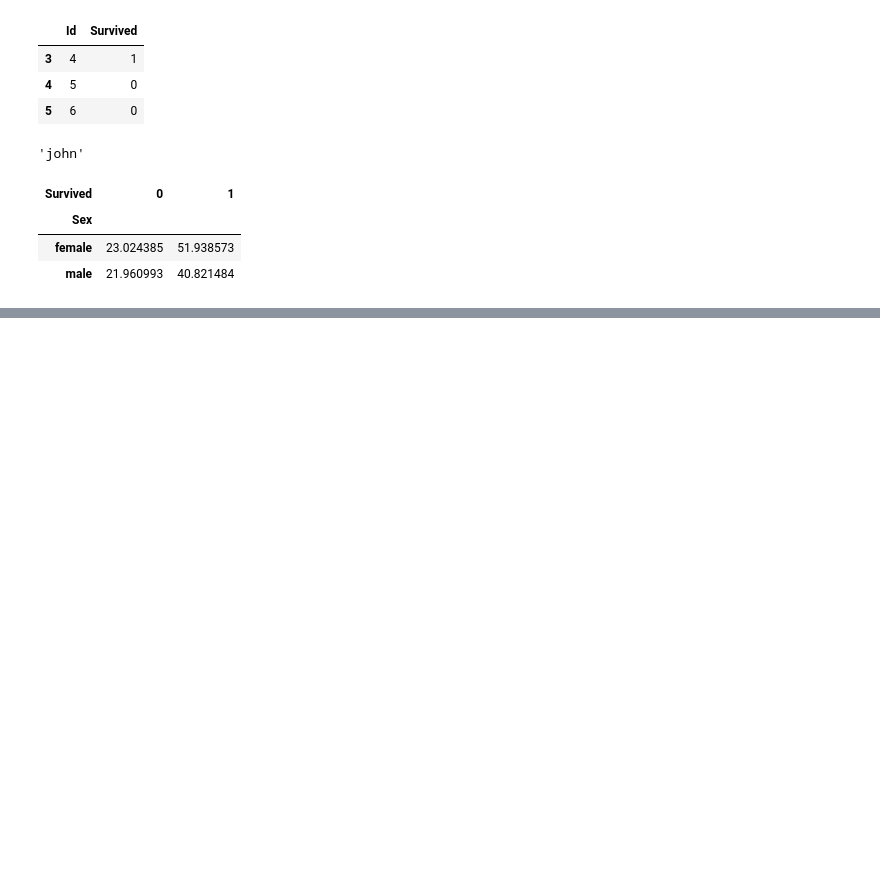
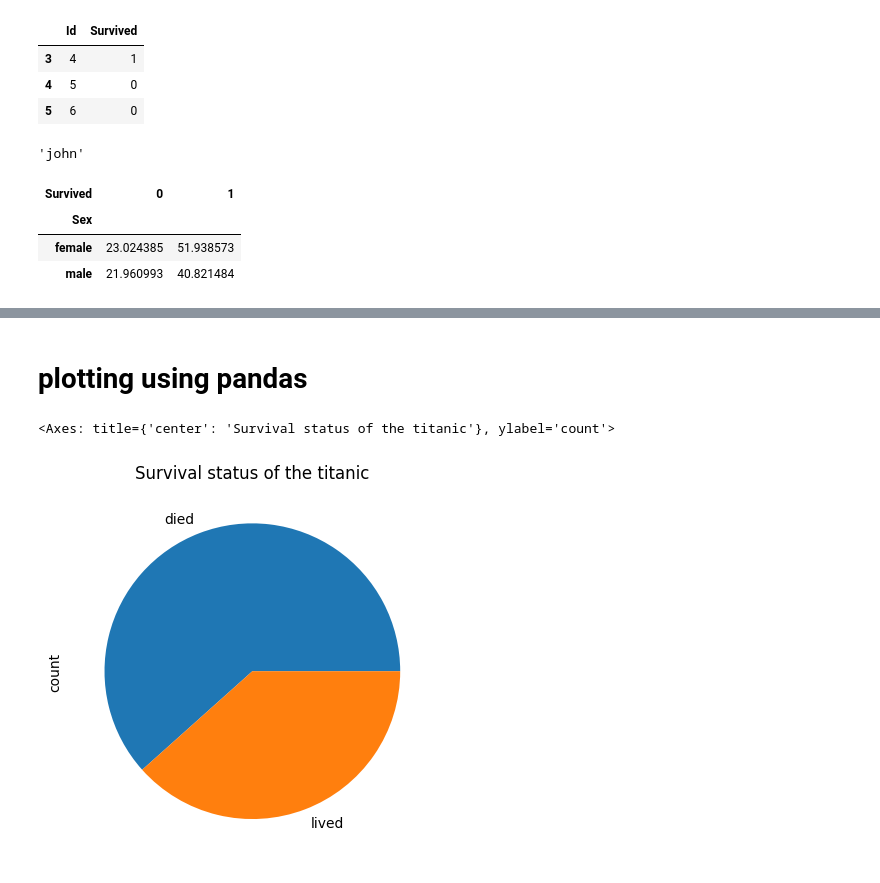
Before and after one commit to P001G/Introduction-to-Python, a Jupyter notebook: Introduction to pandas.ipynb, the cells around one changed output, grey strips where cells are left out. Saved outputs shown, nothing was run; the diff lists cells and outputs as text; code cells hidden in the pictures; blank space fills up the shorter version.

Commit message:
added pandas and mpesa example

```diff
--- a/Introduction to pandas.ipynb
+++ b/Introduction to pandas.ipynb
@@ -192,0 +204,12 @@ df.pivot_table(index = 'Sex',columns = 'Survived',values = 'Fare',aggfunc = 'mea
+# %%
+# using for loops
+# Method one
+survived  = []
+for i in df['Survived']:
+    if i==0:
+        survived.append('died')
+    else:
+        survived.append('lived')
+df['Survival'] = survived
+print(df['Survival'].value_counts())
+df.head()
@@ -192,0 +232,5 @@ df.pivot_table(index = 'Sex',columns = 'Survived',values = 'Fare',aggfunc = 'mea
+# %%
+# list comprehension
+# method  -  1.5  - list comprehension
+df['list_survived'] = ['dead' if i==0 else 'alive' for i in df['Survived']]
+df.head()
@@ -192,0 +262,5 @@ df.pivot_table(index = 'Sex',columns = 'Survived',values = 'Fare',aggfunc = 'mea
+# %%
+# method 2
+df['copy'] = df['Survived']
+df['copy'] =df['copy'].replace({1:'alive',0:'dead'})
+df.head()
@@ -192,0 +284,12 @@ df.pivot_table(index = 'Sex',columns = 'Survived',values = 'Fare',aggfunc = 'mea
+# %%
+# method 3 write a function
+
+def survive(x):
+    if x==1:
+        return 'alive'
+    else:
+        return 'dead'
+
+df['func_survived'] = df['Survived'].apply(survive) # one way of the using the function
+df['func_survived1'] = list(map(survive,df['Survived'])) # map apply (uses parallel computing so better for big data)
+df.head()
@@ -193 +313,9 @@ df.pivot_table(index = 'Sex',columns = 'Survived',values = 'Fare',aggfunc = 'mea
+# %% [markdown]
+# plotting using pandas
+# %%
+#df['Survival'].value_counts().plot(kind = 'bar',title = 'Survival status of the titanic',color = 'cyan')
+df['Survival'].value_counts().plot(kind = 'pie',title = 'Survival status of the titanic')
+# %% [output]
+<Axes: title={'center': 'Survival status of the titanic'}, ylabel='count'>
+[figure, added]
 # %%
```
Also changed, not shown: parts of 8 cells of this notebook, 1 other file.
